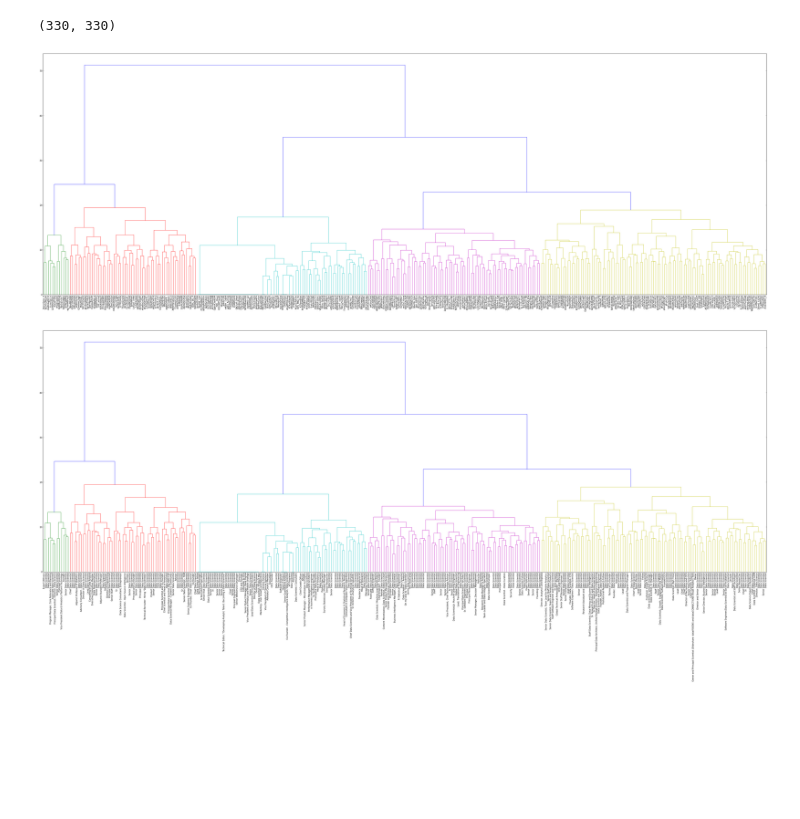
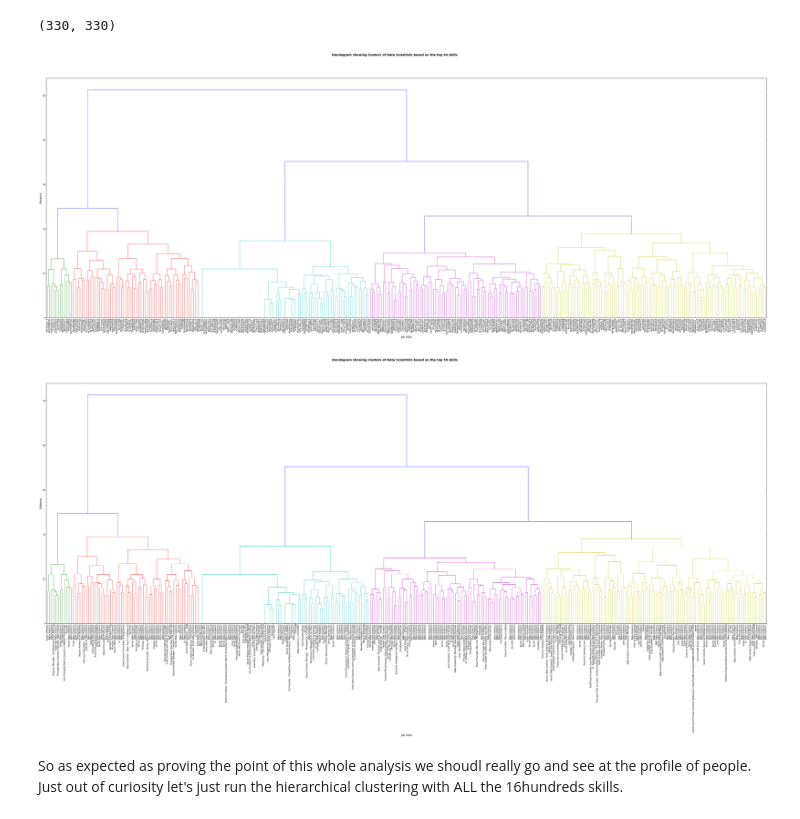
Before and after one commit to carlotorniai/Zproject, a Jupyter notebook: Exploratory Analysis after data gathering.ipynb, the cells around one changed output. Saved outputs shown, nothing was run; the diff lists cells and outputs as text; code cells hidden in the pictures; blank space fills up the shorter version.

```diff
--- a/Exploratory Analysis after data gathering.ipynb
+++ b/Exploratory Analysis after data gathering.ipynb
@@ -35,0 +23,7 @@ Counter({u'Machine Learning': 204, u'Data Mining': 183, u'R': 175, u'Python': 16
+# %%
+db, collection = utils.initializeDb("zproject", "ext_profiles_processed")
+df_skills, skills_set = stats.build_skills_ds(db, collection)
+skills = Counter(skills_set)
+sorted_skills =  sorted(skills.iteritems(), key=operator.itemgetter(1), reverse = True)
+for elem in sorted_skills[:50]:
+    print elem[0], elem[1]
@@ -114,15 +129,18 @@ dist_skills.shape
 # %%
 import matplotlib.pyplot as plt
 %matplotlib inline
 import pymongo
 fig = plt.figure(figsize=(60, 20))
 # I want to use as the index the job title to get some information
 #for i in range(len(reduced_df.index)):
 #    print reduced_df.index[i]
 
 R = dendrogram(linkage(dist_skills, method='complete'), labels = reduced_df.index, color_threshold=22, leaf_font_size=10)
+plt.ylabel('Distance', fontsize=12)
+plt.xlabel('Job titles', fontsize=12)
+plt.suptitle('Dendogram showing clusters of Data Scientists based on the top 50 skills', fontweight='bold', fontsize=14);
 # %% [output]
-[figure, old version]
+[figure, new version]
 # %%
 # Let's build a consistent set of labels that reports in addition to the User_id the current job title
 import pdb
@@ -146,5 +164,8 @@ fig = plt.figure(figsize=(60, 20))
 #    print reduced_df.index[i]
 
 R = dendrogram(linkage(dist_skills, method='complete'), labels = new_lables, color_threshold=22, leaf_font_size=10)
+plt.ylabel('Distance', fontsize=12)
+plt.xlabel('Job titles', fontsize=12)
+plt.suptitle('Dendogram showing clusters of Data Scientists based on the top 50 skills', fontweight='bold', fontsize=14);
 # %% [output]
-[figure, old version]
+[figure, new version]
@@ -152,0 +172,3 @@ So as expected as proving the point of this whole analysis we shoudl really go a
+# %% [markdown]
+So as expected as proving the point of this whole analysis we shoudl really go and see at the profile of people.
+Just out of curiosity let's just run the hierarchical clustering with ALL the 16hundreds skills.
```
Also changed, not shown: parts of 18 cells of this notebook, 2 other files.
